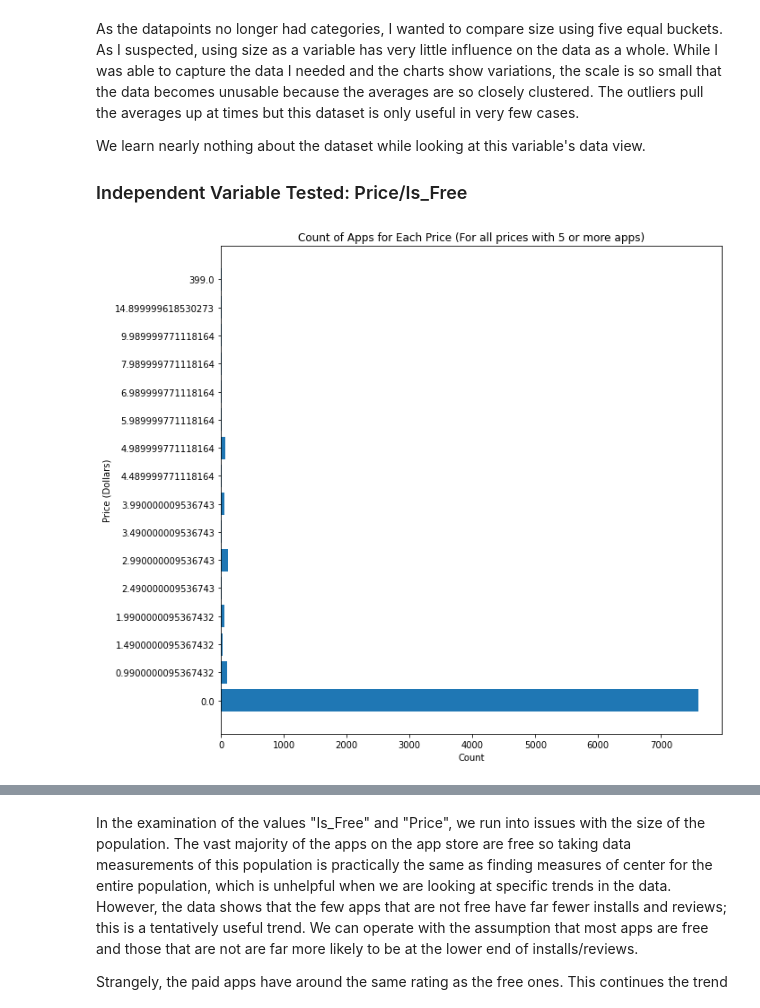
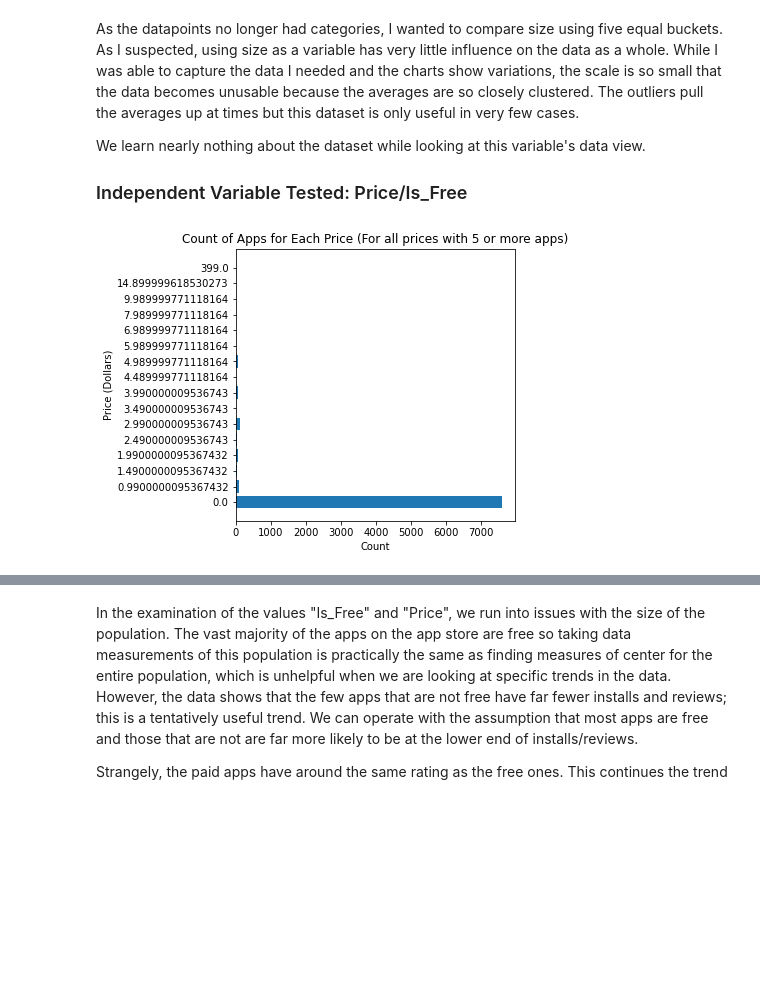
Before and after one commit to clabbott/app-data-analysis, a Jupyter notebook: FPT/Final_Proj_Tutorial.ipynb, the cells around one changed output, grey strips where cells are left out. Drawn from its saved outputs; the diff is of its cells as text; code cells hidden in the pictures; blank space fills up the shorter version.

```diff
--- a/FPT/Final_Proj_Tutorial.ipynb
+++ b/FPT/Final_Proj_Tutorial.ipynb
@@ -661,6 +663,7 @@ for cr in cr_dict_revs.keys():
     cr_dict_revs[cr] = 100 * cr_dict_revs[cr]/num_dict[cr]/TOTAL_REVIEWS
 
 # Display Findings
+plt.rcParams["figure.figsize"] = (5,5)
 fig, ax = plt.subplots()
 y_pos = np.arange(len(cr_dict_revs.keys()))
 ax.set_yticks(y_pos)
@@ -766,6 +769,7 @@ for i in np.arange(5):
     total_installs[i] = (total_installs[i]/(count*num[i])/TOTAL_INSTALLS) * 100
     total_ratings[i] = total_ratings[i]/(num[i])
 
+plt.rcParams["figure.figsize"] = (10,5)
 fig, ax = plt.subplots()
 ax.set(ylim=(0, 0.00005))
 plt.xlabel("Buckets of Size (KB)")
@@ -838,8 +842,8 @@ for price in dels:
     del num_dict[price]
 
 # Display Findings
+plt.rcParams["figure.figsize"] = (5,5)
 fig, ax = plt.subplots()
-plt.rcParams["figure.figsize"] = (10,10)
 y_pos = np.arange(len(num_dict.keys()))
 ax.set_yticks(y_pos)
 ax.set_yticklabels(num_dict.keys())
@@ -865,7 +869,6 @@ for index, row in df.iterrows():
 
 # Display Findings
 fig, ax = plt.subplots()
-plt.rcParams["figure.figsize"] = (10,10)
 y_pos = np.arange(len(num_dict.keys()))
 ax.set_yticks(y_pos)
 ax.set_yticklabels(num_dict.keys())
@@ -894,31 +897,31 @@ plt.show()
 for is_free in isfree_dict_revs.keys():
     isfree_dict_revs[is_free] = 100 * isfree_dict_revs[is_free]/num_dict[is_free]/TOTAL_REVIEWS
 
 # Display Findings
 fig, ax = plt.subplots()
 y_pos = np.arange(len(isfree_dict_revs.keys()))
 ax.set_yticks(y_pos)
 ax.set_yticklabels(isfree_dict_revs.keys())
 plt.xlabel("Average Reviews per App as a Percentage of the App Store")
 plt.ylabel("Is Free")
 plt.title("Average Reviews per App as a Percentage of the App Store by Freeness")
 plt.barh(y_pos,isfree_dict_revs.values())
 plt.show()
 
 
 # Divide each genre's total installs by the number of apps in the genre to find installs/app for each genre
 for is_free in isfree_dict_ratings.keys():
     isfree_dict_ratings[is_free] = isfree_dict_ratings[is_free]/num_dict[is_free]
 
 # Display Findings
 fig, ax = plt.subplots()
 y_pos = np.arange(len(isfree_dict_ratings.keys()))
 ax.set_yticks(y_pos)
 ax.set_yticklabels(isfree_dict_ratings.keys())
 plt.xlabel("Average Rating")
 plt.ylabel("Is Free")
 plt.title("Average Rating by Freeness")
 plt.barh(y_pos,isfree_dict_ratings.values())
 plt.show()
 # %% [output]
-[figure, old version]
+[figure, new version]
```
Also changed, not shown: parts of 38 cells of this notebook.
